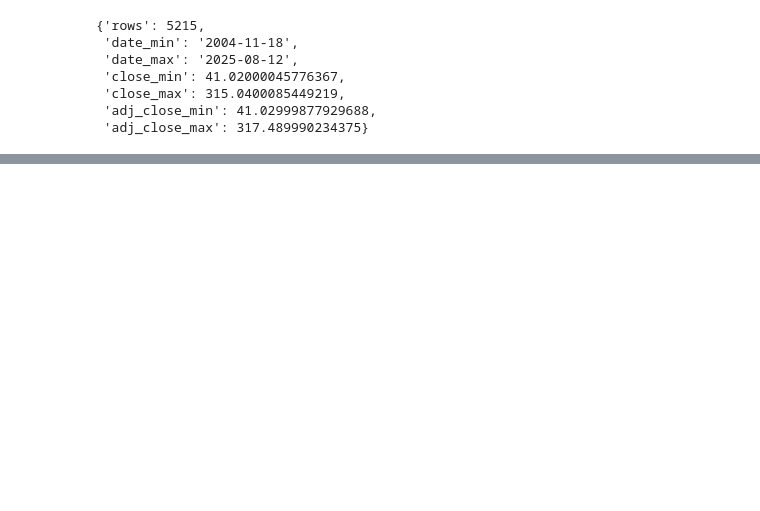
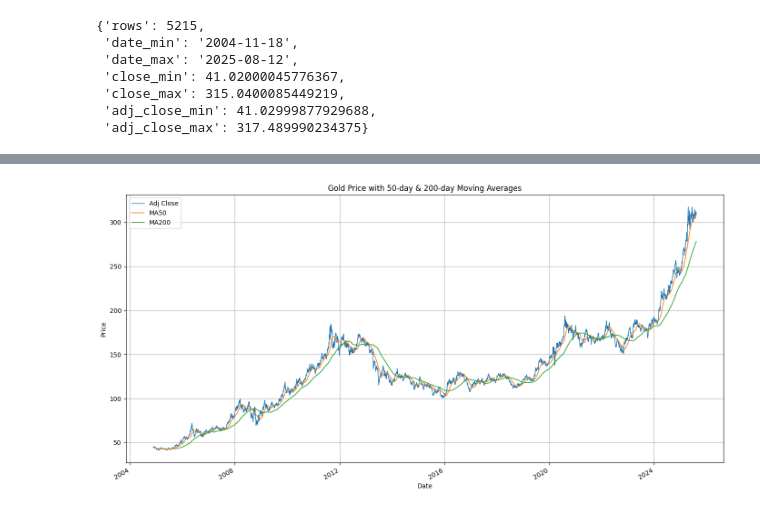
Before and after one commit to jarvisN/MsC_2025, a Jupyter notebook: DataSciProgram/midTerm/ipynb/test.ipynb, the cells around one changed output, grey strips where cells are left out. Drawn from its saved outputs; the diff is of its cells as text; code cells hidden in the pictures; blank space fills up the shorter version.

```diff
--- a/DataSciProgram/midTerm/ipynb/test.ipynb
+++ b/DataSciProgram/midTerm/ipynb/test.ipynb
@@ -7,5 +8,4 @@ import matplotlib.dates as mdates
 # %% [markdown]
 ### Load Dataset
 # %%
-df = pd.read_csv('../data/gold_price_data.csv')
-print(df.head())
+df_raw = pd.read_csv('../data/gold_price_data.csv')
@@ -79,0 +155,19 @@ plt.show()
+# %%
+plt.figure(figsize=(14, 7))
+
+# Plot ราคาปิดที่ปรับแล้ว
+df['adj_close'].plot(label='Adj Close', linewidth=1)
+
+# Plot MA50 และ MA200
+df['adj_close'].rolling(50).mean().plot(label='MA50', linewidth=1.2)
+df['adj_close'].rolling(200).mean().plot(label='MA200', linewidth=1.2)
+
+plt.title('Gold Price with 50-day & 200-day Moving Averages')
+plt.xlabel('Date')
+plt.ylabel('Price')
+plt.legend()
+plt.grid(True)
+plt.tight_layout()
+plt.show()
+# %% [output]
+[figure, added]
```
Also changed, not shown: parts of 20 cells of this notebook.
